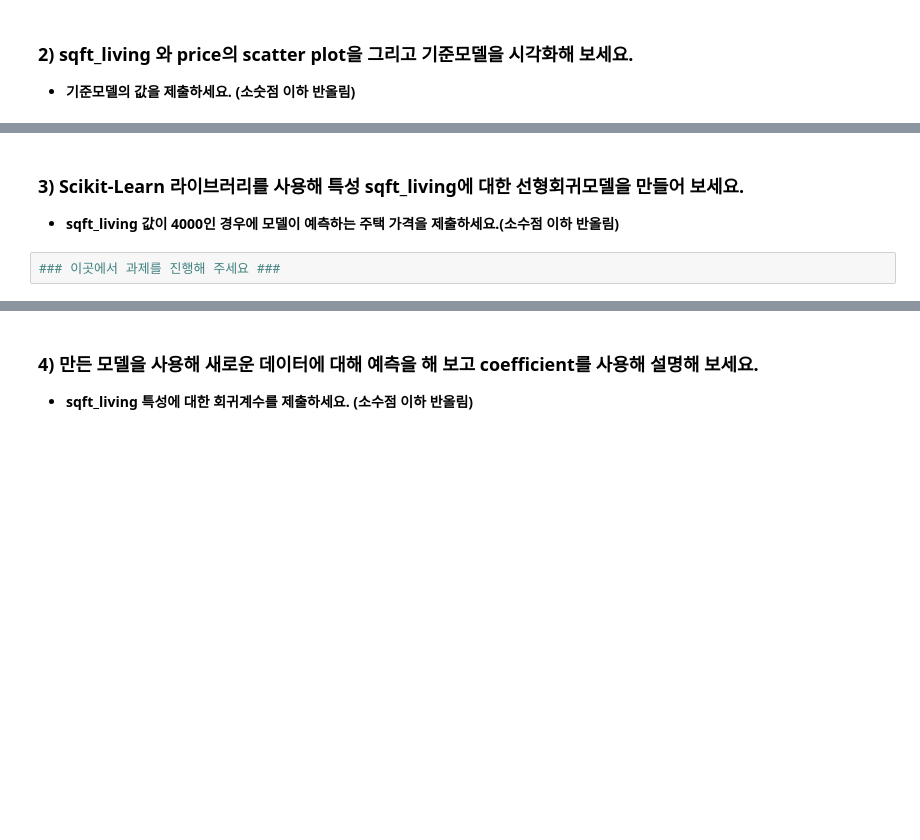
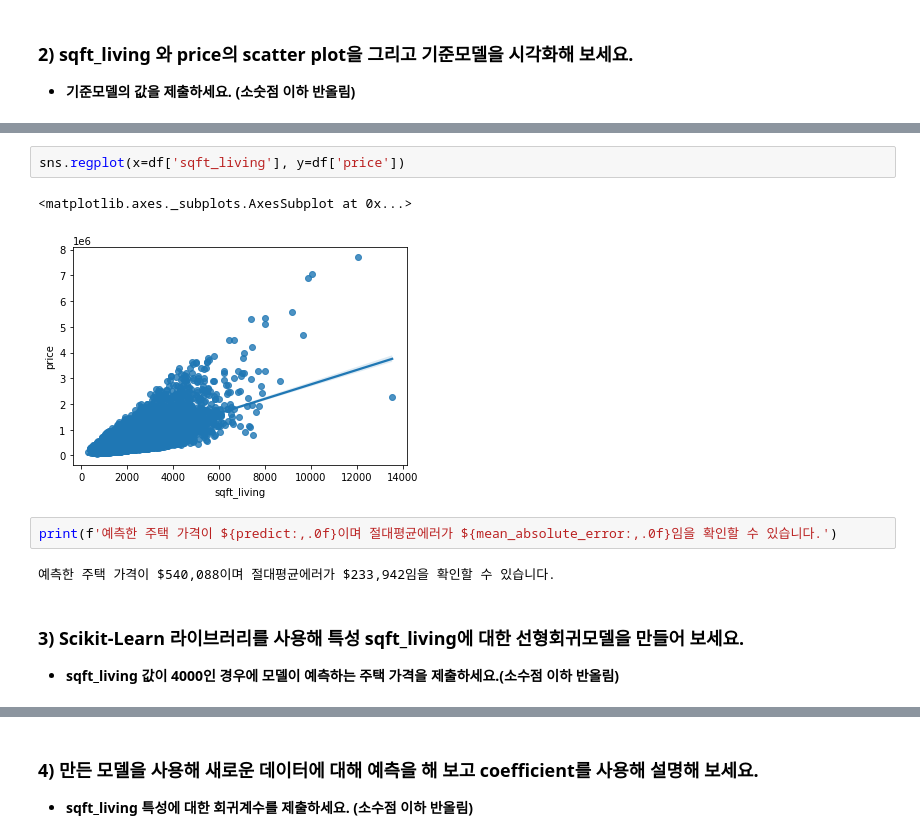
Before and after one commit to ttogle918/ds-zip, a Jupyter notebook: n211-simple-regression/n211a-simple-regression.ipynb, the cells around one changed output, grey strips where cells are left out. Cells and saved outputs as stored; diff of their text form; blank space fills up the shorter version.

```diff
--- a/n211-simple-regression/n211a-simple-regression.ipynb
+++ b/n211-simple-regression/n211a-simple-regression.ipynb
@@ -31,5 +85,12 @@ df = pd.read_csv('https://ds-lecture-data.s3.ap-northeast-2.amazonaws.com/kc_hou
+# %%
+sns.regplot(x=df['sqft_living'], y=df['price'])
+# %% [output]
+<matplotlib.axes._subplots.AxesSubplot at 0x...>
+[figure, added]
+# %%
+print(f'예측한 주택 가격이 ${predict:,.0f}이며 절대평균에러가 ${mean_absolute_error:,.0f}임을 확인할 수 있습니다.')
+# %% [output]
+예측한 주택 가격이 $540,088이며 절대평균에러가 $233,942임을 확인할 수 있습니다.
 # %% [markdown]
 ### 3) Scikit-Learn 라이브러리를 사용해 특성 sqft_living에 대한 선형회귀모델을 만들어 보세요.
 - **sqft_living 값이 4000인 경우에 모델이 예측하는 주택 가격을 제출하세요.(소수점 이하 반올림)**
-# %%
-### 이곳에서 과제를 진행해 주세요 ###
```
Also changed, not shown: parts of 19 cells of this notebook.
